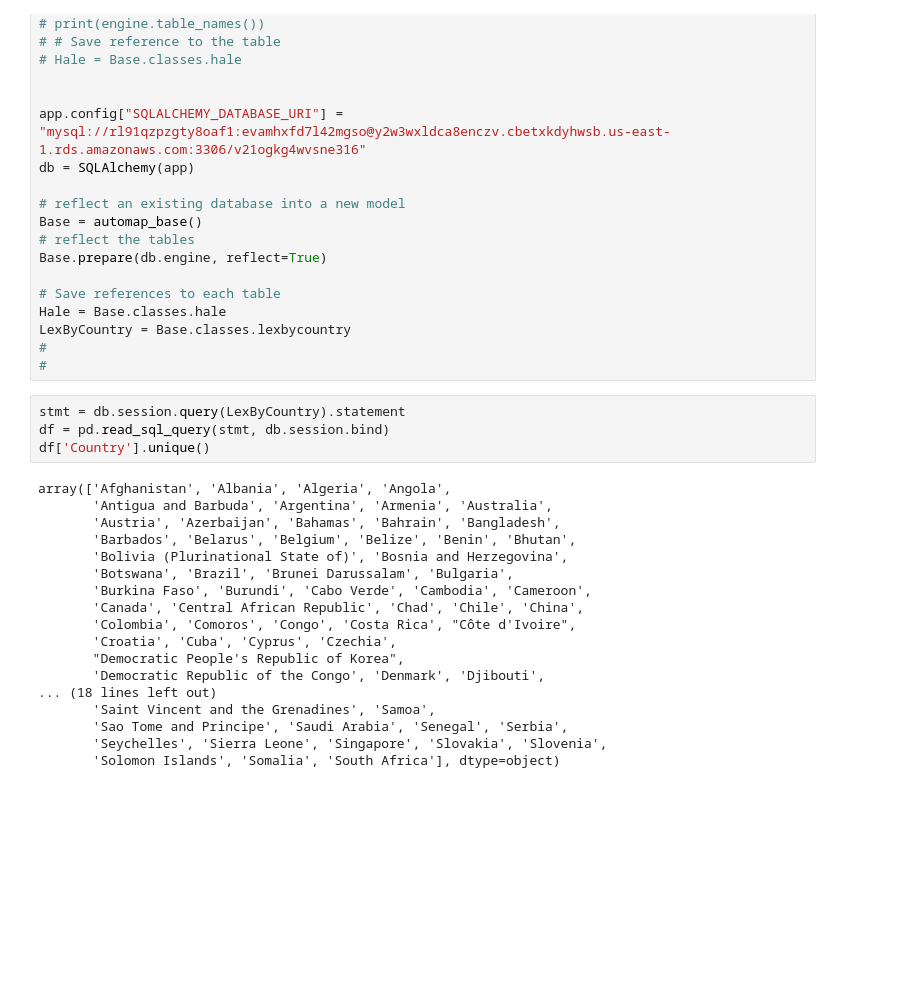
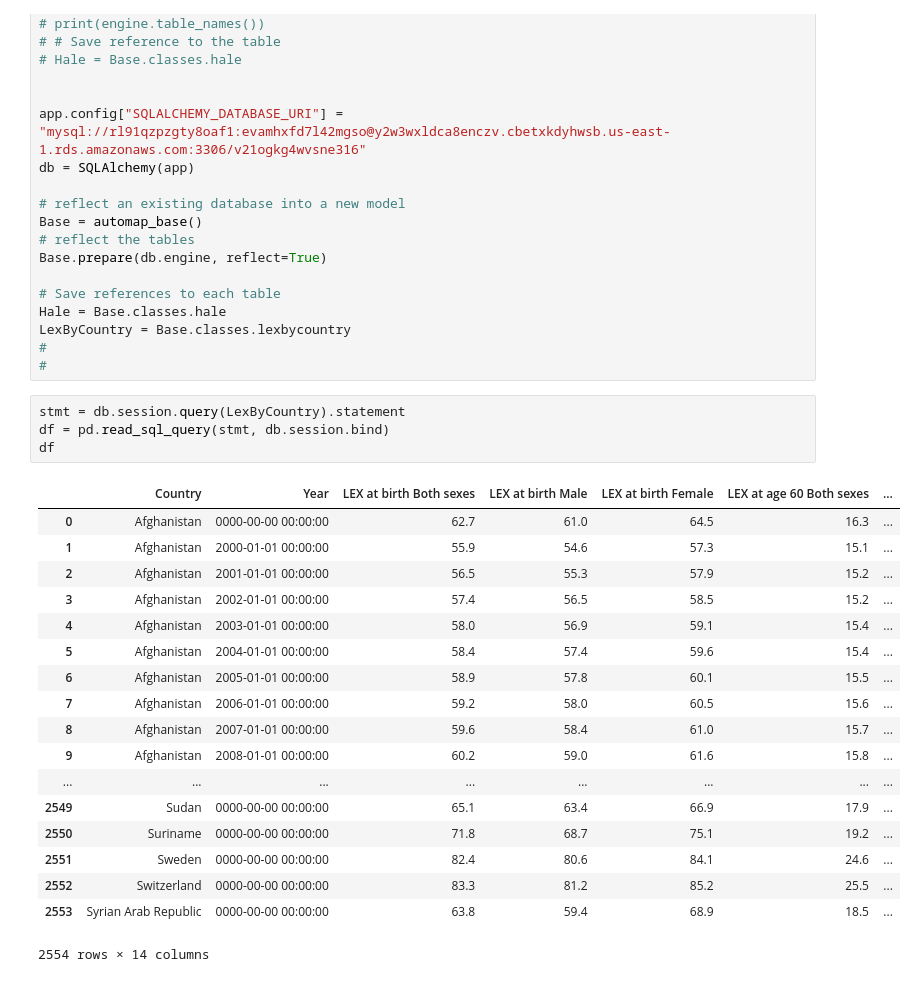
Before and after one commit to jasminajovanovic/somethingdark, a Jupyter notebook: Untitled.ipynb, the cells around one changed output. Cells and saved outputs as stored; diff of their text form; blank space fills up the shorter version.

```diff
--- a/Untitled.ipynb
+++ b/Untitled.ipynb
@@ -52,22 +52,23 @@ LexByCountry = Base.classes.lexbycountry
 # %%
 stmt = db.session.query(LexByCountry).statement
 df = pd.read_sql_query(stmt, db.session.bind)
-df['Country'].unique()
+df
 # %% [output]
+|  | Country | Year | LEX at birth Both sexes | LEX at birth Male | LEX at birth Female | LEX at age 60 Both sexes | ... |
+| 0 | Afghanistan | 0000-00-00 00:00:00 | 62.7 | 61.0 | 64.5 | 16.3 | ... |
+| 1 | Afghanistan | 2000-01-01 00:00:00 | 55.9 | 54.6 | 57.3 | 15.1 | ... |
+| 2 | Afghanistan | 2001-01-01 00:00:00 | 56.5 | 55.3 | 57.9 | 15.2 | ... |
+| 3 | Afghanistan | 2002-01-01 00:00:00 | 57.4 | 56.5 | 58.5 | 15.2 | ... |
+| 4 | Afghanistan | 2003-01-01 00:00:00 | 58.0 | 56.9 | 59.1 | 15.4 | ... |
+| 5 | Afghanistan | 2004-01-01 00:00:00 | 58.4 | 57.4 | 59.6 | 15.4 | ... |
+| 6 | Afghanistan | 2005-01-01 00:00:00 | 58.9 | 57.8 | 60.1 | 15.5 | ... |
+| 7 | Afghanistan | 2006-01-01 00:00:00 | 59.2 | 58.0 | 60.5 | 15.6 | ... |
+| 8 | Afghanistan | 2007-01-01 00:00:00 | 59.6 | 58.4 | 61.0 | 15.7 | ... |
+| 9 | Afghanistan | 2008-01-01 00:00:00 | 60.2 | 59.0 | 61.6 | 15.8 | ... |
+| ... | ... | ... | ... | ... | ... | ... | ... |
+| 2549 | Sudan | 0000-00-00 00:00:00 | 65.1 | 63.4 | 66.9 | 17.9 | ... |
+| 2550 | Suriname | 0000-00-00 00:00:00 | 71.8 | 68.7 | 75.1 | 19.2 | ... |
+| 2551 | Sweden | 0000-00-00 00:00:00 | 82.4 | 80.6 | 84.1 | 24.6 | ... |
+| 2552 | Switzerland | 0000-00-00 00:00:00 | 83.3 | 81.2 | 85.2 | 25.5 | ... |
+| 2553 | Syrian Arab Republic | 0000-00-00 00:00:00 | 63.8 | 59.4 | 68.9 | 18.5 | ... |
-array(['Afghanistan', 'Albania', 'Algeria', 'Angola',
-       'Antigua and Barbuda', 'Argentina', 'Armenia', 'Australia',
-       'Austria', 'Azerbaijan', 'Bahamas', 'Bahrain', 'Bangladesh',
-       'Barbados', 'Belarus', 'Belgium', 'Belize', 'Benin', 'Bhutan',
-       'Bolivia (Plurinational State of)', 'Bosnia and Herzegovina',
-       'Botswana', 'Brazil', 'Brunei Darussalam', 'Bulgaria',
-       'Burkina Faso', 'Burundi', 'Cabo Verde', 'Cambodia', 'Cameroon',
-       'Canada', 'Central African Republic', 'Chad', 'Chile', 'China',
-       'Colombia', 'Comoros', 'Congo', 'Costa Rica', "Côte d'Ivoire",
-       'Croatia', 'Cuba', 'Cyprus', 'Czechia',
-       "Democratic People's Republic of Korea",
-       'Democratic Republic of the Congo', 'Denmark', 'Djibouti',
-... (18 lines left out)
-       'Saint Vincent and the Grenadines', 'Samoa',
-       'Sao Tome and Principe', 'Saudi Arabia', 'Senegal', 'Serbia',
-       'Seychelles', 'Sierra Leone', 'Singapore', 'Slovakia', 'Slovenia',
-       'Solomon Islands', 'Somalia', 'South Africa'], dtype=object)
+2554 rows × 14 columns
```
